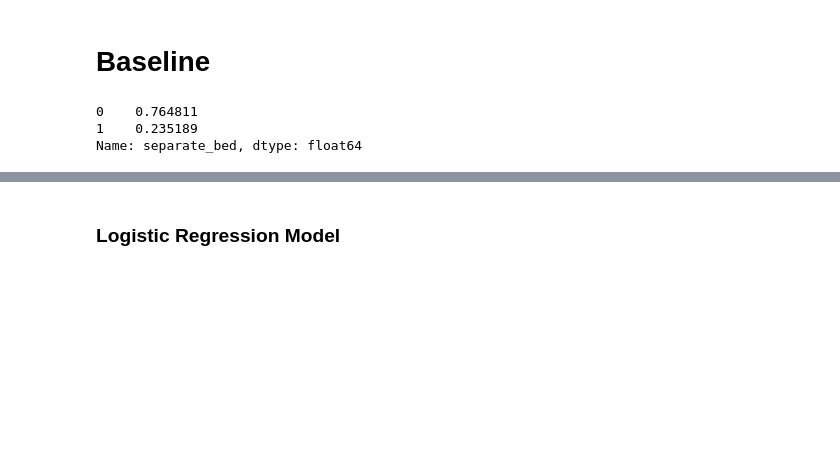
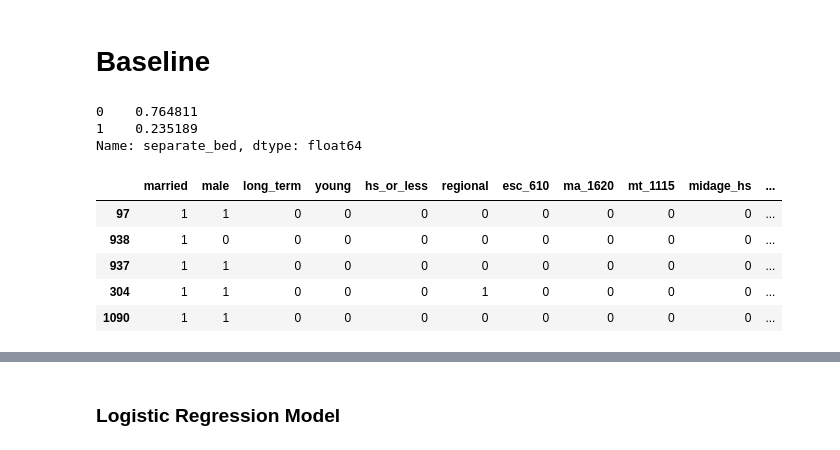
Before and after one commit to Brandon-Martinez27/couples_who_sleep_alone, a Jupyter notebook: model.ipynb, the cells around one changed output, grey strips where cells are left out. Cells and saved outputs as stored; diff of their text form; code cells hidden in the pictures; blank space fills up the shorter version.

```diff
--- a/model.ipynb
+++ b/model.ipynb
@@ -57,0 +71,9 @@ y_test = test['separate_bed']
+# %%
+X_train.head()
+# %% [output]
+|  | married | male | long_term | young | hs_or_less | regional | esc_610 | ma_1620 | mt_1115 | midage_hs | ... |
+| 97 | 1 | 1 | 0 | 0 | 0 | 0 | 0 | 0 | 0 | 0 | ... |
+| 938 | 1 | 0 | 0 | 0 | 0 | 0 | 0 | 0 | 0 | 0 | ... |
+| 937 | 1 | 1 | 0 | 0 | 0 | 0 | 0 | 0 | 0 | 0 | ... |
+| 304 | 1 | 1 | 0 | 0 | 0 | 1 | 0 | 0 | 0 | 0 | ... |
+| 1090 | 1 | 1 | 0 | 0 | 0 | 0 | 0 | 0 | 0 | 0 | ... |
```
Also changed, not shown: parts of 27 cells of this notebook, 2 other files.
